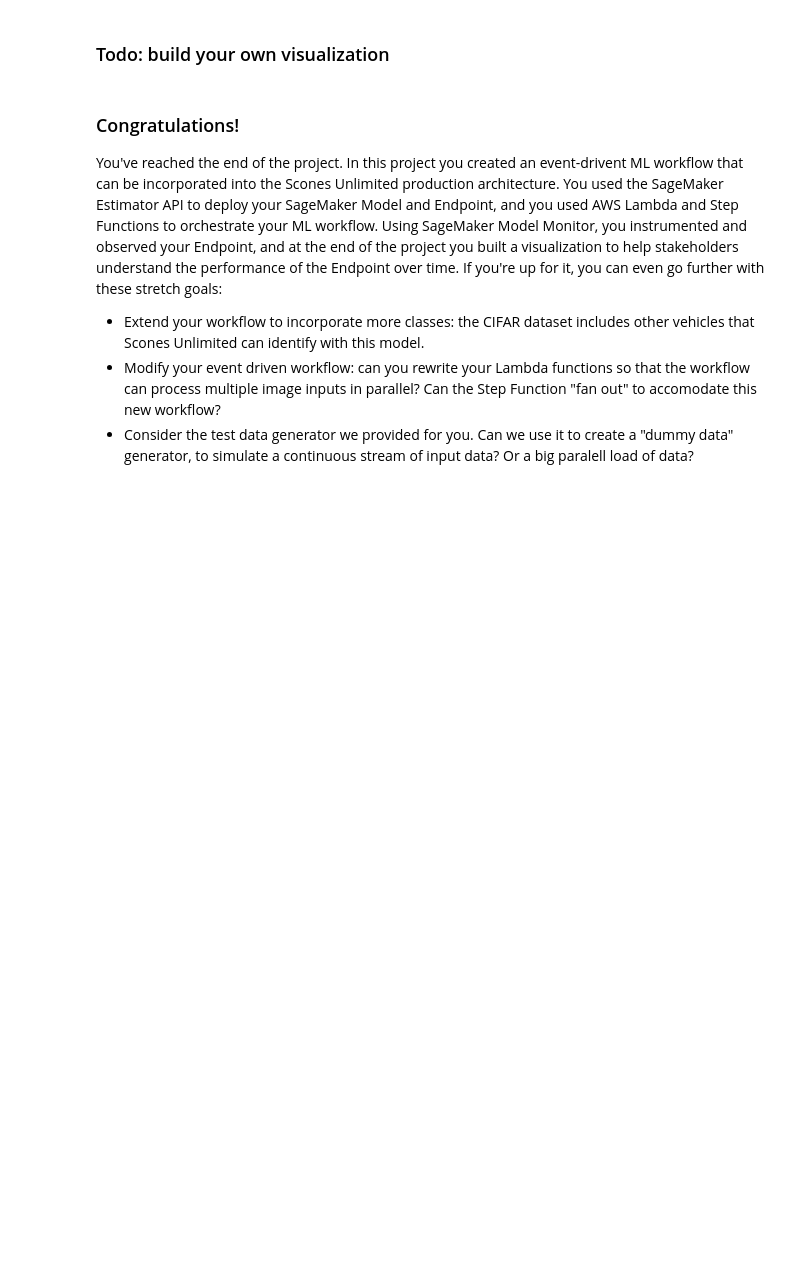
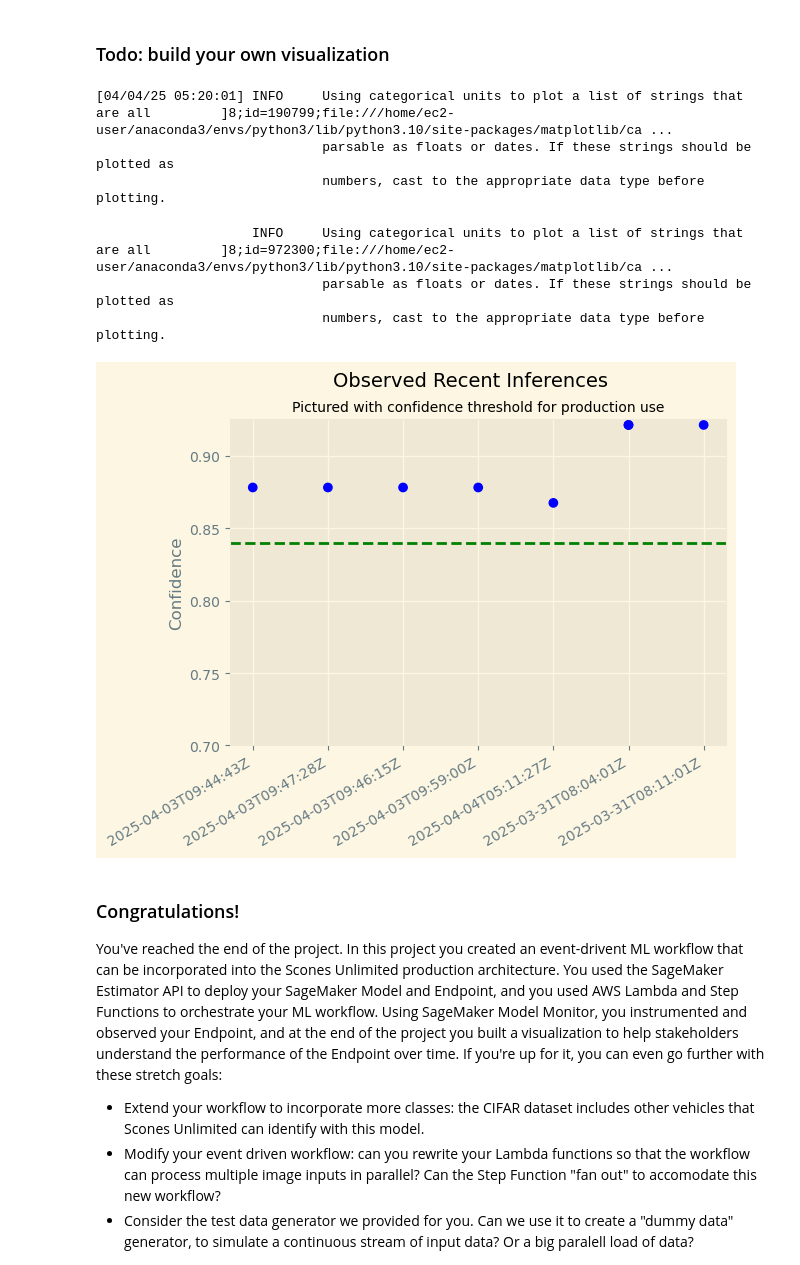
Before and after one commit to NxNiki/udacity-nd009t-C2-Developing-ML-Workflow, a Jupyter notebook: project/starter.ipynb, the cells around one changed output. Cells and saved outputs as stored; diff of their text form; code cells hidden in the pictures; blank space fills up the shorter version.

Commit message:
add custom plot

```diff
--- a/project/starter.ipynb
+++ b/project/starter.ipynb
@@ -897,5 +901,36 @@ plt.gcf().autofmt_xdate()
 # %% [markdown]
 ### Todo: build your own visualization
+# %%
+x = []
+y = []
+for obj in json_data:
+    inference, timestamp = simple_getter(obj)
+
+    y.append(max(inference))
+    x.append(timestamp)
+
+# Todo: here is an visualization example, take some time to build another visual that helps monitor the result
+# Plot the data
+plt.scatter(x, y, c=['r' if k<.84 else 'b' for k in y ])
+plt.axhline(y=0.84, color='g', linestyle='--')
+plt.ylim(bottom=.70)
+
+# Add labels
+plt.ylabel("Confidence")
+plt.suptitle("Observed Recent Inferences", size=14)
+plt.title("Pictured with confidence threshold for production use", size=10)
+
+# Give it some pizzaz!
+plt.style.use("Solarize_Light2")
+plt.gcf().autofmt_xdate()
+# %% [output]
+[04/04/25 05:20:01] INFO     Using categorical units to plot a list of strings that are all         ]8;id=190799;file:///home/ec2-user/anaconda3/envs/python3/lib/python3.10/site-packages/matplotlib/ca ...
+                             parsable as floats or dates. If these strings should be plotted as
+                             numbers, cast to the appropriate data type before plotting.
+                    INFO     Using categorical units to plot a list of strings that are all         ]8;id=972300;file:///home/ec2-user/anaconda3/envs/python3/lib/python3.10/site-packages/matplotlib/ca ...
+                             parsable as floats or dates. If these strings should be plotted as
+                             numbers, cast to the appropriate data type before plotting.
+[figure, added]
 # %% [markdown]
 ### Congratulations!
 
```
Also changed, not shown: parts of 9 cells of this notebook.
